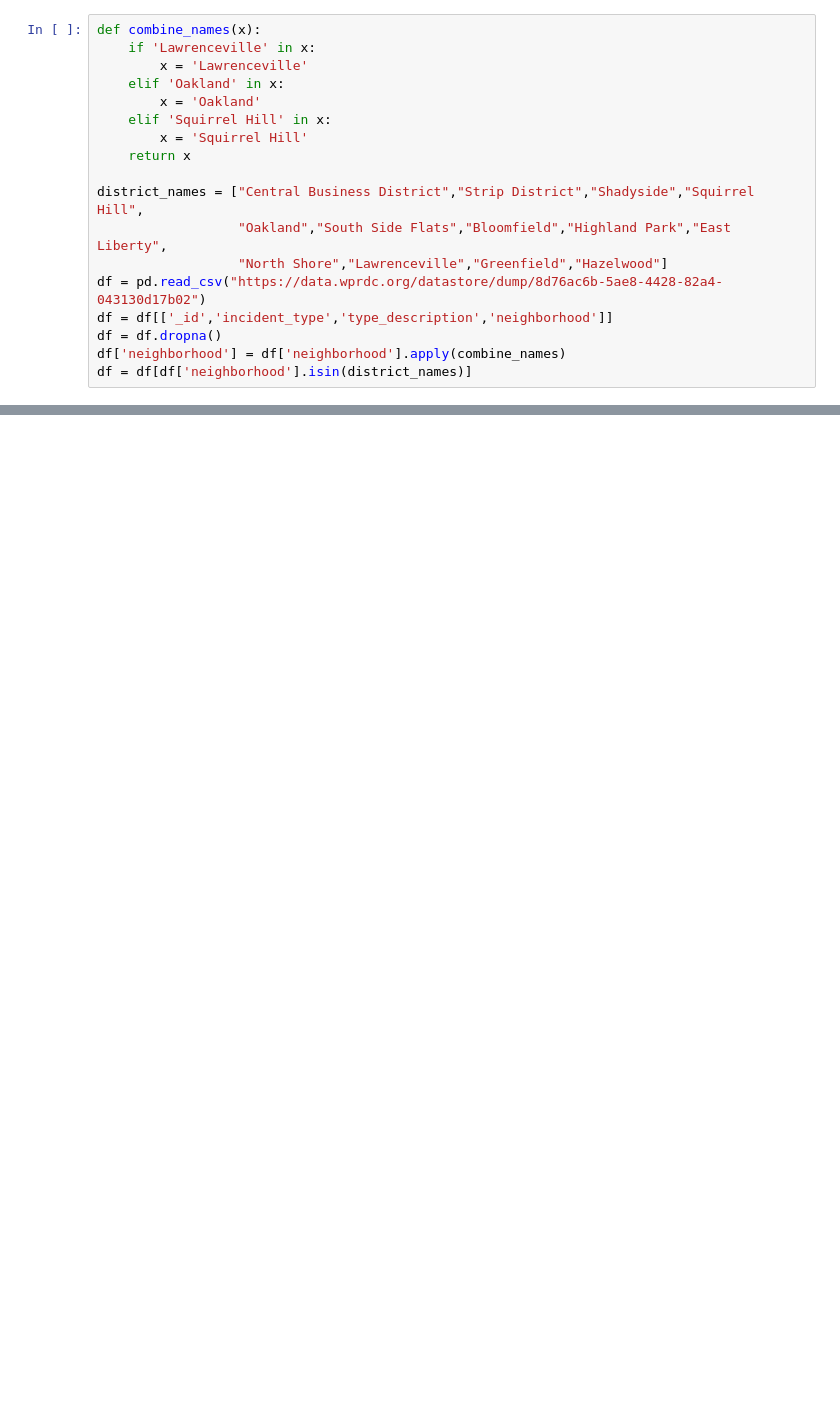
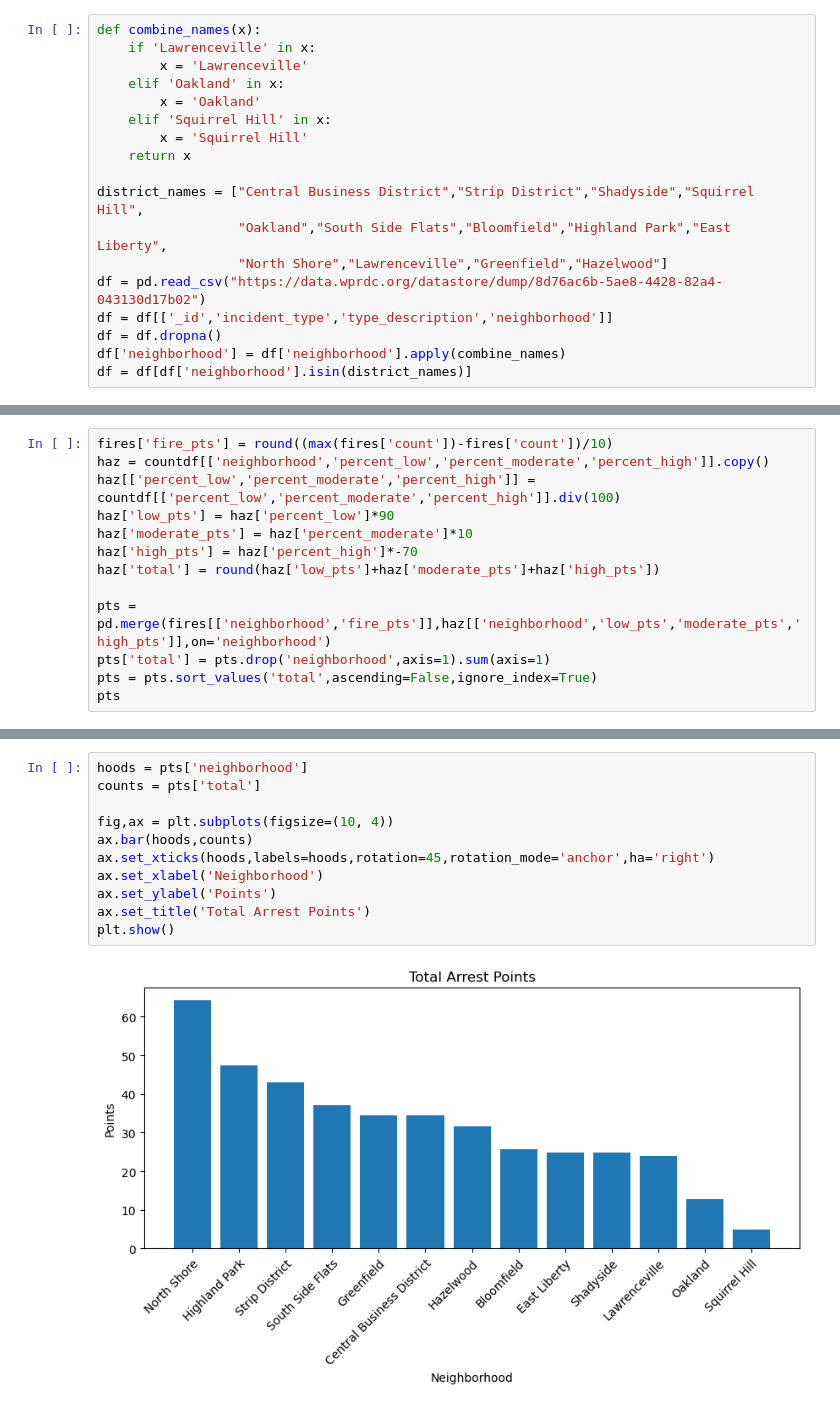
Before and after one commit to AbeEldo/CS0010FinalProject, a Jupyter notebook: AbeDS1.ipynb, the cells around one changed output, grey strips where cells are left out. Drawn from its saved outputs; the diff is of its cells as text; blank space fills up the shorter version.

```diff
--- a/AbeDS1.ipynb
+++ b/AbeDS1.ipynb
@@ -105,0 +152,13 @@ plt.show()
+# %%
+fires['fire_pts'] = round((max(fires['count'])-fires['count'])/10)
+haz = countdf[['neighborhood','percent_low','percent_moderate','percent_high']].copy()
+haz[['percent_low','percent_moderate','percent_high']] = countdf[['percent_low','percent_moderate','percent_high']].div(100)
+haz['low_pts'] = haz['percent_low']*90
+haz['moderate_pts'] = haz['percent_moderate']*10
+haz['high_pts'] = haz['percent_high']*-70
+haz['total'] = round(haz['low_pts']+haz['moderate_pts']+haz['high_pts'])
+
+pts = pd.merge(fires[['neighborhood','fire_pts']],haz[['neighborhood','low_pts','moderate_pts','high_pts']],on='neighborhood')
+pts['total'] = pts.drop('neighborhood',axis=1).sum(axis=1)
+pts = pts.sort_values('total',ascending=False,ignore_index=True)
+pts
@@ -105,0 +180,13 @@ plt.show()
+# %%
+hoods = pts['neighborhood']
+counts = pts['total']
+
+fig,ax = plt.subplots(figsize=(10, 4))
+ax.bar(hoods,counts)
+ax.set_xticks(hoods,labels=hoods,rotation=45,rotation_mode='anchor',ha='right')
+ax.set_xlabel('Neighborhood')
+ax.set_ylabel('Points')
+ax.set_title('Total Arrest Points')
+plt.show()
+# %% [output]
+[figure, added]
```
Also changed, not shown: parts of 7 cells of this notebook.
